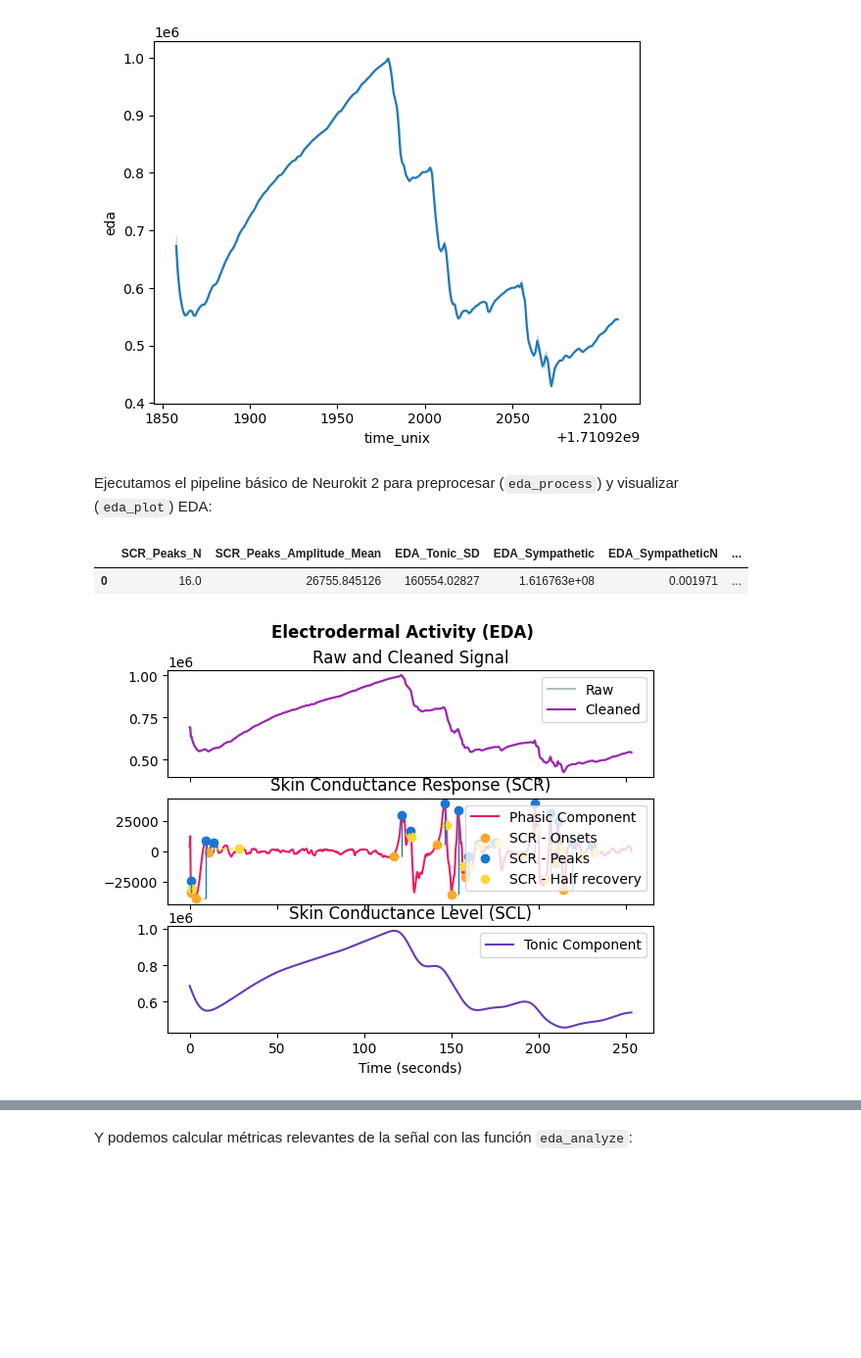
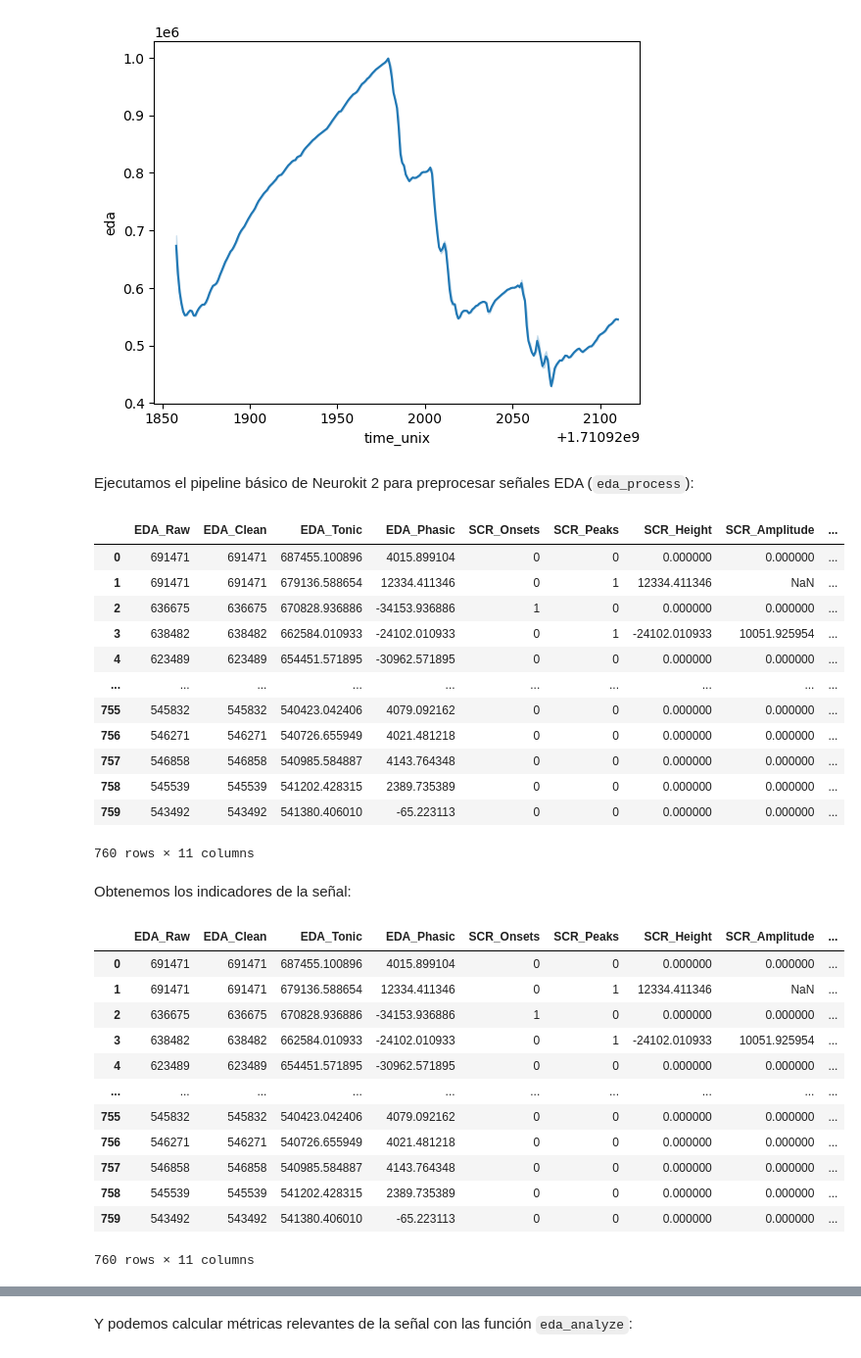
Before and after one commit to neuropucp/lab-book, a Jupyter notebook: book/codigoEDA.ipynb, the cells around one changed output, grey strips where cells are left out. Shown: that part at 98% size. Saved outputs shown, nothing was run; the diff lists cells and outputs as text; code cells hidden in the pictures; blank space fills up the shorter version.

```diff
--- a/book/codigoEDA.ipynb
+++ b/book/codigoEDA.ipynb
@@ -25,14 +39,41 @@ sns.lineplot(x="time_unix", y="eda", data=df)
 <Axes: xlabel='time_unix', ylabel='eda'>
 [figure]
 # %% [markdown]
-Ejecutamos el pipeline básico de Neurokit 2 para preprocesar (`eda_process`) y visualizar (`eda_plot`) EDA:
+Ejecutamos el pipeline básico de Neurokit 2 para preprocesar señales EDA (`eda_process`):
 # %%
 import neurokit2 as nk
 
 eda_signal = df.eda
 signals, info = nk.eda_process(eda_signal, sampling_rate=3, method="neurokit")
-nk.eda_plot(signals, info)
 # %% [output]
-|  | SCR_Peaks_N | SCR_Peaks_Amplitude_Mean | EDA_Tonic_SD | EDA_Sympathetic | EDA_SympatheticN | ... |
-| 0 | 16.0 | 26755.845126 | 160554.02827 | 1.616763e+08 | 0.001971 | ... |
+|  | EDA_Raw | EDA_Clean | EDA_Tonic | EDA_Phasic | SCR_Onsets | SCR_Peaks | SCR_Height | SCR_Amplitude | ... |
+| 0 | 691471 | 691471 | 687455.100896 | 4015.899104 | 0 | 0 | 0.000000 | 0.000000 | ... |
+| 1 | 691471 | 691471 | 679136.588654 | 12334.411346 | 0 | 1 | 12334.411346 | NaN | ... |
+| 2 | 636675 | 636675 | 670828.936886 | -34153.936886 | 1 | 0 | 0.000000 | 0.000000 | ... |
+| 3 | 638482 | 638482 | 662584.010933 | -24102.010933 | 0 | 1 | -24102.010933 | 10051.925954 | ... |
+| 4 | 623489 | 623489 | 654451.571895 | -30962.571895 | 0 | 0 | 0.000000 | 0.000000 | ... |
+| ... | ... | ... | ... | ... | ... | ... | ... | ... | ... |
+| 755 | 545832 | 545832 | 540423.042406 | 4079.092162 | 0 | 0 | 0.000000 | 0.000000 | ... |
+| 756 | 546271 | 546271 | 540726.655949 | 4021.481218 | 0 | 0 | 0.000000 | 0.000000 | ... |
+| 757 | 546858 | 546858 | 540985.584887 | 4143.764348 | 0 | 0 | 0.000000 | 0.000000 | ... |
+| 758 | 545539 | 545539 | 541202.428315 | 2389.735389 | 0 | 0 | 0.000000 | 0.000000 | ... |
+| 759 | 543492 | 543492 | 541380.406010 | -65.223113 | 0 | 0 | 0.000000 | 0.000000 | ... |
-[figure, removed]
+760 rows × 11 columns
+# %% [markdown]
+Obtenemos los indicadores de la señal:
+# %%
+signals
+# %% [output]
+|  | EDA_Raw | EDA_Clean | EDA_Tonic | EDA_Phasic | SCR_Onsets | SCR_Peaks | SCR_Height | SCR_Amplitude | ... |
+| 0 | 691471 | 691471 | 687455.100896 | 4015.899104 | 0 | 0 | 0.000000 | 0.000000 | ... |
+| 1 | 691471 | 691471 | 679136.588654 | 12334.411346 | 0 | 1 | 12334.411346 | NaN | ... |
+| 2 | 636675 | 636675 | 670828.936886 | -34153.936886 | 1 | 0 | 0.000000 | 0.000000 | ... |
+| 3 | 638482 | 638482 | 662584.010933 | -24102.010933 | 0 | 1 | -24102.010933 | 10051.925954 | ... |
+| 4 | 623489 | 623489 | 654451.571895 | -30962.571895 | 0 | 0 | 0.000000 | 0.000000 | ... |
+| ... | ... | ... | ... | ... | ... | ... | ... | ... | ... |
+| 755 | 545832 | 545832 | 540423.042406 | 4079.092162 | 0 | 0 | 0.000000 | 0.000000 | ... |
+| 756 | 546271 | 546271 | 540726.655949 | 4021.481218 | 0 | 0 | 0.000000 | 0.000000 | ... |
+| 757 | 546858 | 546858 | 540985.584887 | 4143.764348 | 0 | 0 | 0.000000 | 0.000000 | ... |
+| 758 | 545539 | 545539 | 541202.428315 | 2389.735389 | 0 | 0 | 0.000000 | 0.000000 | ... |
+| 759 | 543492 | 543492 | 541380.406010 | -65.223113 | 0 | 0 | 0.000000 | 0.000000 | ... |
+760 rows × 11 columns
```
Also changed, not shown: parts of 6 cells of this notebook, 5 other files.
